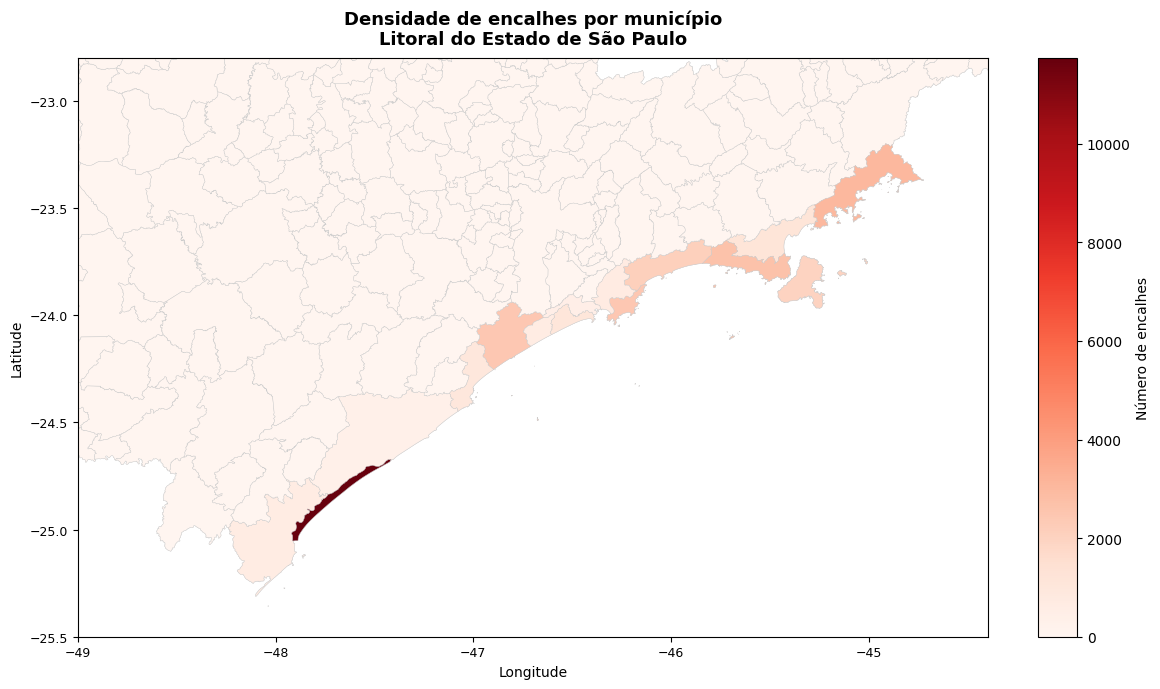
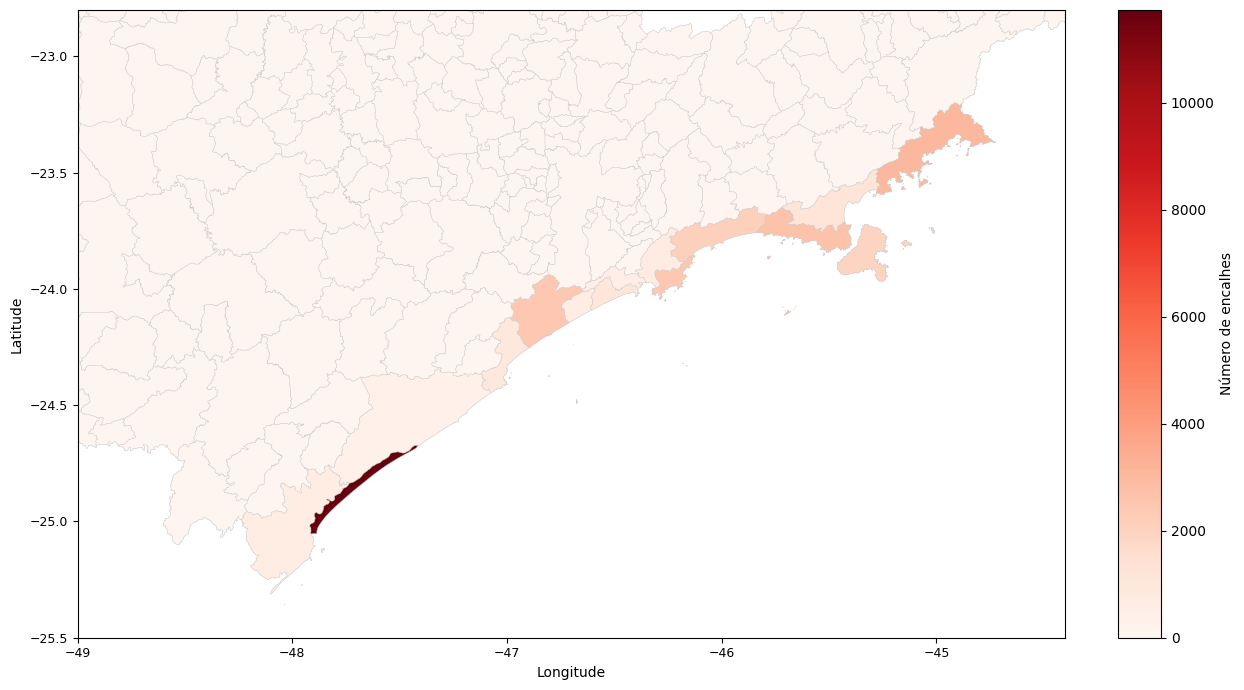
The notebook cell's code change between the first figure and the second:
--- before
+++ after
@@ -53,8 +53,5 @@
 ax.set_xlabel('Longitude', fontsize=10)
 ax.set_ylabel('Latitude', fontsize=10)
-ax.set_title(
-    'Densidade de encalhes por município\nLitoral do Estado de São Paulo',
-    fontsize=13, fontweight='bold', pad=10
-)
+
 ax.tick_params(labelsize=9)
 

Commit: Criado usando o Colab